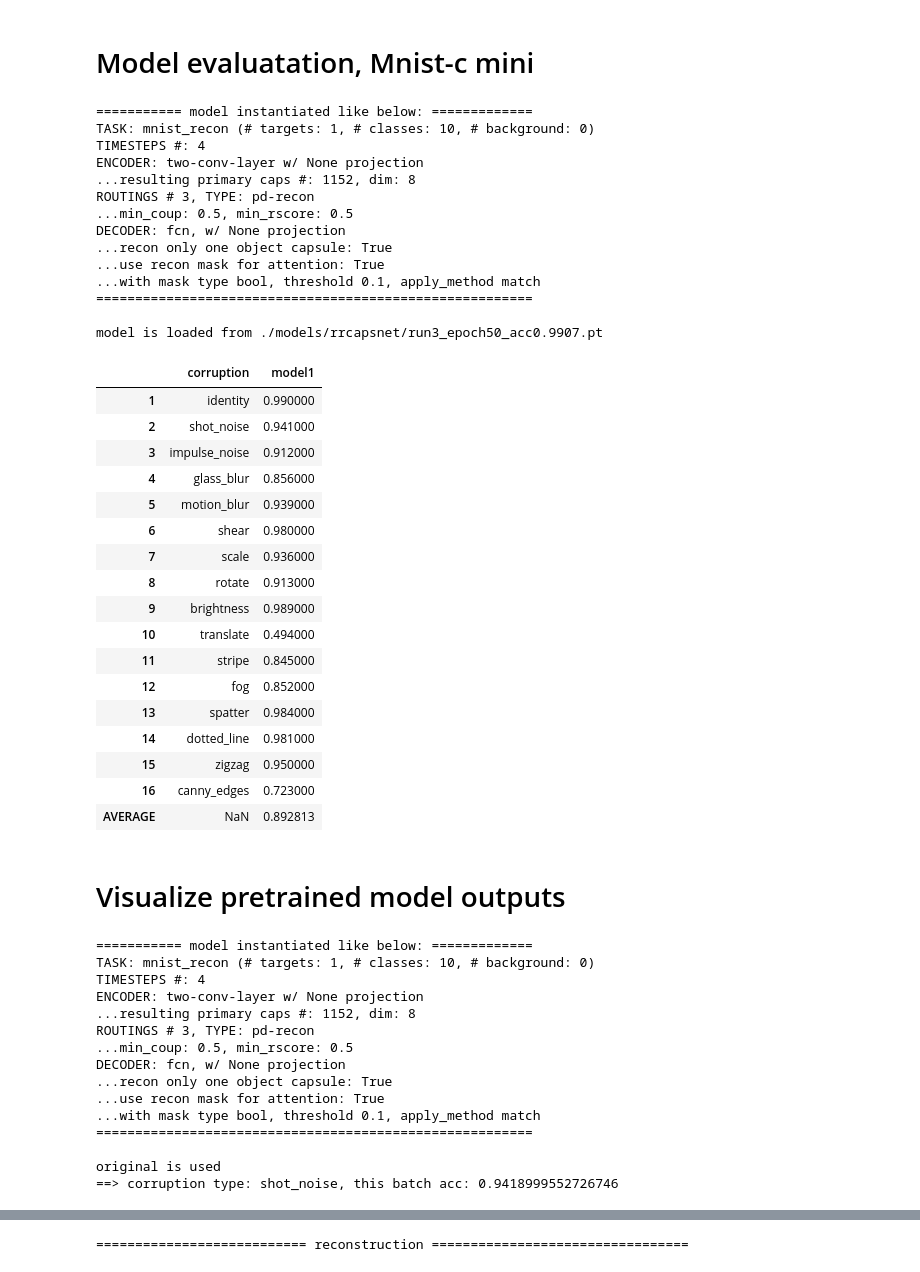
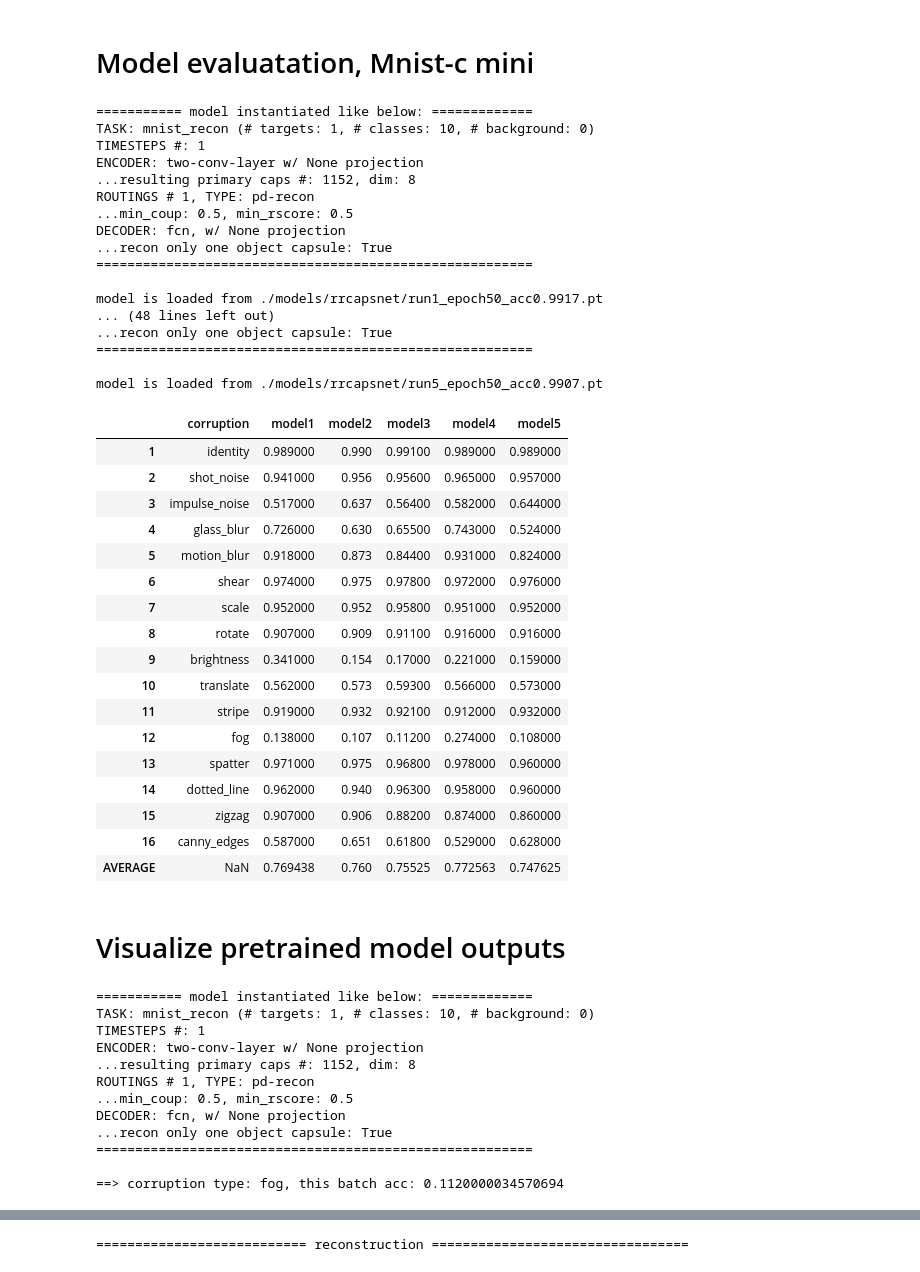
Before and after one commit to ahnchive/ORA-recognition, a Jupyter notebook: eval_rrcapsnet_original.ipynb, the cells around one changed output, grey strips where cells are left out. Saved outputs shown, nothing was run; the diff lists cells and outputs as text; code cells hidden in the pictures.

Commit message:
fixed timestep window

```diff
--- a/eval_rrcapsnet_original.ipynb
+++ b/eval_rrcapsnet_original.ipynb
@@ -610,7 +610,7 @@ task='mnist_c_mini'
 train=False #train or test dataset
 print_args=False
 args_to_update = {'device':DEVICE, 'batch_size':BATCHSIZE,
-                 'time_steps': 4, 'routings': 3, 'routing_type': 'pd-recon', #'original'
+                 'time_steps': 1, 'routings': 1, 'routing_type': 'pd-recon', #'original'
                  'min_coup': 0.5, 'min_rscore': 0.5, 'mask_threshold': 0.1}
 
 modellist = [
@@ -627,7 +627,11 @@ modellist = [
 # './results/mnist/Mar17_2346_decodercopy_11_clean/archive_model_epoch50_acc0.9902.pt'
 
 ## cnn style encoder
-'./models/rrcapsnet/run3_epoch50_acc0.9907.pt'
+'./models/rrcapsnet/run1_epoch50_acc0.9917.pt',
+'./models/rrcapsnet/run2_epoch50_acc0.9915.pt',
+'./models/rrcapsnet/run3_epoch50_acc0.9907.pt',
+'./models/rrcapsnet/run4_epoch50_acc0.9905.pt',
+'./models/rrcapsnet/run5_epoch50_acc0.9907.pt',
 
 ## capsnet style encoder
 # './results/mnist/Mar21_0939_run1_capsnetstyle/archive_model_epoch50_acc0.9818.pt',
@@ -645,56 +649,62 @@ for i, load_model_path in enumerate(modellist):
     args = load_args(load_model_path, args_to_update, print_args)
     model = load_model(args)
     print(f'model is loaded from {load_model_path}')
 
     if task=='mnist_c_mini':
         df['corruption'] = CORRUPTION_TYPES
         accs = []
         for corruption in CORRUPTION_TYPES:
             x, gtx, y, acc_all, objcaps_len_step, x_recon_step = \
             evaluate_model_on_mnistc_mini(corruption, model, args, train, verbose=False, save_hooks=False)
             accs.append(acc_all.mean().item())
+
+
+
     else:
         accs = evaluate_on_batch(task, 1, model, args, train, verbose=False, onlyacc=True)
 
     df[f'model{i+1}'] =accs
 
 df.index = np.arange(1, len(df)+1)
 df.loc['AVERAGE'] = df.mean()
 
 df
 # %% [output]
 =========== model instantiated like below: =============
 TASK: mnist_recon (# targets: 1, # classes: 10, # background: 0)
-TIMESTEPS #: 4
+TIMESTEPS #: 1
 ENCODER: two-conv-layer w/ None projection
 ...resulting primary caps #: 1152, dim: 8
-ROUTINGS # 3, TYPE: pd-recon
+ROUTINGS # 1, TYPE: pd-recon
 ...min_coup: 0.5, min_rscore: 0.5
 DECODER: fcn, w/ None projection
 ...recon only one object capsule: True
-...use recon mask for attention: True
-...with mask type bool, threshold 0.1, apply_method match
 ========================================================
 
-model is loaded from ./models/rrcapsnet/run3_epoch50_acc0.9907.pt
+model is loaded from ./models/rrcapsnet/run1_epoch50_acc0.9917.pt
+... (48 lines left out)
+...recon only one object capsule: True
+========================================================
+
+model is loaded from ./models/rrcapsnet/run5_epoch50_acc0.9907.pt
-|  | corruption | model1 |
-| 1 | identity | 0.990000 |
-| 2 | shot_noise | 0.941000 |
-| 3 | impulse_noise | 0.912000 |
-| 4 | glass_blur | 0.856000 |
-| 5 | motion_blur | 0.939000 |
-| 6 | shear | 0.980000 |
-| 7 | scale | 0.936000 |
-| 8 | rotate | 0.913000 |
-| 9 | brightness | 0.989000 |
-| 10 | translate | 0.494000 |
-| 11 | stripe | 0.845000 |
-| 12 | fog | 0.852000 |
-| 13 | spatter | 0.984000 |
-| 14 | dotted_line | 0.981000 |
-| 15 | zigzag | 0.950000 |
-| 16 | canny_edges | 0.723000 |
-| AVERAGE | NaN | 0.892813 |
+|  | corruption | model1 | model2 | model3 | model4 | model5 |
+| 1 | identity | 0.989000 | 0.990 | 0.99100 | 0.989000 | 0.989000 |
+| 2 | shot_noise | 0.941000 | 0.956 | 0.95600 | 0.965000 | 0.957000 |
+| 3 | impulse_noise | 0.517000 | 0.637 | 0.56400 | 0.582000 | 0.644000 |
+| 4 | glass_blur | 0.726000 | 0.630 | 0.65500 | 0.743000 | 0.524000 |
+| 5 | motion_blur | 0.918000 | 0.873 | 0.84400 | 0.931000 | 0.824000 |
+| 6 | shear | 0.974000 | 0.975 | 0.97800 | 0.972000 | 0.976000 |
+| 7 | scale | 0.952000 | 0.952 | 0.95800 | 0.951000 | 0.952000 |
+| 8 | rotate | 0.907000 | 0.909 | 0.91100 | 0.916000 | 0.916000 |
+| 9 | brightness | 0.341000 | 0.154 | 0.17000 | 0.221000 | 0.159000 |
+| 10 | translate | 0.562000 | 0.573 | 0.59300 | 0.566000 | 0.573000 |
+| 11 | stripe | 0.919000 | 0.932 | 0.92100 | 0.912000 | 0.932000 |
+| 12 | fog | 0.138000 | 0.107 | 0.11200 | 0.274000 | 0.108000 |
+| 13 | spatter | 0.971000 | 0.975 | 0.96800 | 0.978000 | 0.960000 |
+| 14 | dotted_line | 0.962000 | 0.940 | 0.96300 | 0.958000 | 0.960000 |
+| 15 | zigzag | 0.907000 | 0.906 | 0.88200 | 0.874000 | 0.860000 |
+| 16 | canny_edges | 0.587000 | 0.651 | 0.61800 | 0.529000 | 0.628000 |
+| AVERAGE | NaN | 0.769438 | 0.760 | 0.75525 | 0.772563 | 0.747625 |
 # %% [markdown]
 # Visualize pretrained model outputs
 # %%
@@ -709,17 +719,18 @@ print_args=False
 
 # load model
 args_to_update = {'device':DEVICE, 'batch_size':BATCHSIZE,
-                 'time_steps': 4, 'routings': 3, 'routing_type': 'pd-recon', #'original'
+                 'time_steps': 1, 'routings': 1, 'routing_type': 'pd-recon', #'original'
                  'min_coup': 0.5, 'min_rscore': 0.5, 'mask_threshold': 0.1}
 
-load_model_path = './results/mnist/Mar21_0248_run3/archive_model_epoch50_acc0.9907.pt'
+load_model_path = './models/rrcapsnet/run3_epoch50_acc0.9907.pt'
+
 
 args = load_args(load_model_path, args_to_update, print_args)
 model = load_model(args)
 
 
 # obtain model prediction and outputs
-corruption_index =2
+corruption_index =12
 corruption =CORRUPTION_TYPES[corruption_index-1]
 
 if task == 'mnist_c_mini':
@@ -732,8 +743,8 @@ elif task =='mnist_c_original':
     evaluate_model_on_mnistc_original(corruption, model, verbose=False, save_hooks=False)
     print(f'==> corruption type: {corruption}, this batch acc: {acc_model.mean().item()}')
 else:
-    batchnum=3*int(1000/BATCHSIZE)-1
-    x, gtx, y, objcaps_len_step, x_recon_step, outputs = evaluate_on_batch(task, batchnum, model, args, train)
+    batchnum=corruption_index*int(1000/BATCHSIZE)-1
+    x, gtx, y, objcaps_len_step, x_recon_step, outputs_model = evaluate_on_batch(task, batchnum, model, args, train)
 
 # get model prediction
 objcaps_len_step_narrow = objcaps_len_step.narrow(dim=2,start=0, length=args.num_classes)
@@ -763,19 +774,16 @@ assert round(acc_model.mean().item(), 4) == round(acc_model_check.float().mean()
 # %% [output]
 =========== model instantiated like below: =============
 TASK: mnist_recon (# targets: 1, # classes: 10, # background: 0)
-TIMESTEPS #: 4
+TIMESTEPS #: 1
 ENCODER: two-conv-layer w/ None projection
 ...resulting primary caps #: 1152, dim: 8
-ROUTINGS # 3, TYPE: pd-recon
+ROUTINGS # 1, TYPE: pd-recon
 ...min_coup: 0.5, min_rscore: 0.5
 DECODER: fcn, w/ None projection
 ...recon only one object capsule: True
-...use recon mask for attention: True
-...with mask type bool, threshold 0.1, apply_method match
 ========================================================
 
-original is used
-==> corruption type: shot_noise, this batch acc: 0.9418999552726746
+==> corruption type: fog, this batch acc: 0.1120000034570694
 # %%
 ############################################
 # if compare with cnn results
```
Also changed, not shown: parts of 4 cells of this notebook, 1 other file.
